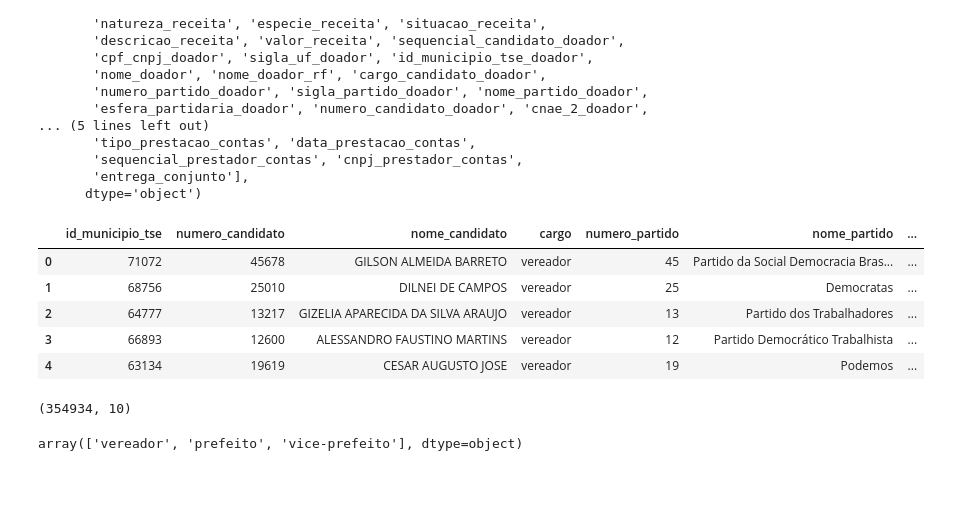
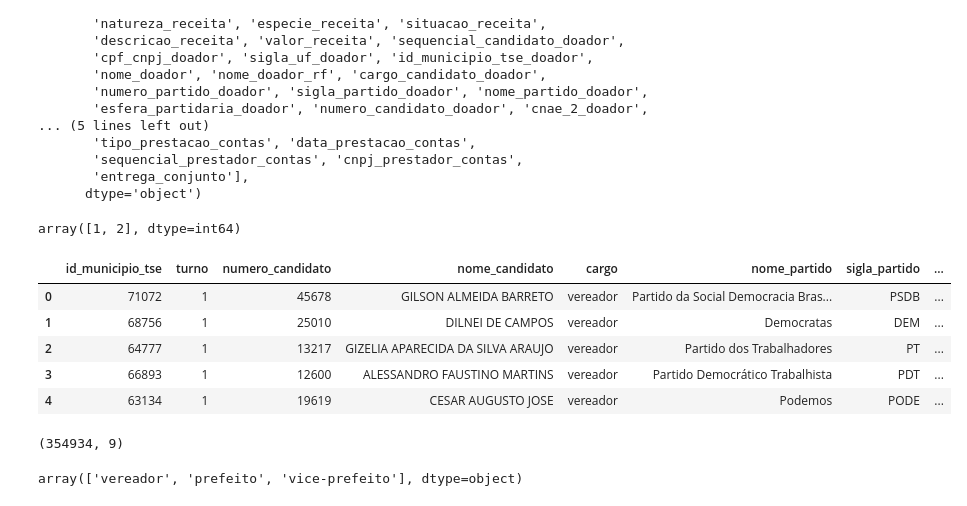
Before and after one commit to raphaelhenriquecalves/projeto-votos-e-investimento---ALFORRIAH, a Jupyter notebook: Projeto Candidato x Investimento - Dados SP.ipynb, the cells around one changed output. Drawn from its saved outputs; the diff is of its cells as text; code cells hidden in the pictures.

Commit message:
incluindo a informação do turno
editando o notebbok com a análise dos dados colocando a variável 'turno'

```diff
--- a/Projeto Candidato x Investimento - Dados SP.ipynb
+++ b/Projeto Candidato x Investimento - Dados SP.ipynb
@@ -71,29 +71,34 @@ Index(['ano', 'turno', 'tipo_eleicao', 'sigla_uf', 'id_municipio',
        'sequencial_prestador_contas', 'cnpj_prestador_contas',
        'entrega_conjunto'],
       dtype='object')
+# %%
+receitas_candidatos_SP.turno.unique()
+# %% [output]
+array([1, 2], dtype=int64)
 # %%
 # selecionando as variáveis para estudo
 
 selecao_receitas_candidatos_SP = receitas_candidatos_SP[
     ['id_municipio_tse', # identificação do município
+     'turno', # identificando o turno da eleição
      'numero_candidato', 'nome_candidato', 'cargo', # identificação do candidato
-     'numero_partido', 'nome_partido', 'sigla_partido', # identificação do partido do candidato
+     'nome_partido', 'sigla_partido', # identificação do partido do candidato
      'descricao_receita', 'valor_receita']] # identificação da receita
 
 selecao_receitas_candidatos_SP.head()
 # %% [output]
-|  | id_municipio_tse | numero_candidato | nome_candidato | cargo | numero_partido | nome_partido | ... |
-| 0 | 71072 | 45678 | GILSON ALMEIDA BARRETO | vereador | 45 | Partido da Social Democracia Bras... | ... |
-| 1 | 68756 | 25010 | DILNEI DE CAMPOS | vereador | 25 | Democratas | ... |
-| 2 | 64777 | 13217 | GIZELIA APARECIDA DA SILVA ARAUJO | vereador | 13 | Partido dos Trabalhadores | ... |
-| 3 | 66893 | 12600 | ALESSANDRO FAUSTINO MARTINS | vereador | 12 | Partido Democrático Trabalhista | ... |
-| 4 | 63134 | 19619 | CESAR AUGUSTO JOSE | vereador | 19 | Podemos | ... |
+|  | id_municipio_tse | turno | numero_candidato | nome_candidato | cargo | nome_partido | sigla_partido | ... |
+| 0 | 71072 | 1 | 45678 | GILSON ALMEIDA BARRETO | vereador | Partido da Social Democracia Bras... | PSDB | ... |
+| 1 | 68756 | 1 | 25010 | DILNEI DE CAMPOS | vereador | Democratas | DEM | ... |
+| 2 | 64777 | 1 | 13217 | GIZELIA APARECIDA DA SILVA ARAUJO | vereador | Partido dos Trabalhadores | PT | ... |
+| 3 | 66893 | 1 | 12600 | ALESSANDRO FAUSTINO MARTINS | vereador | Partido Democrático Trabalhista | PDT | ... |
+| 4 | 63134 | 1 | 19619 | CESAR AUGUSTO JOSE | vereador | Podemos | PODE | ... |
-# %%
-# verificando o tamanho do dataframe
-
-selecao_receitas_candidatos_SP.shape
-# %% [output]
-(354934, 10)
+# %%
+# verificando o tamanho do dataframe
+
+selecao_receitas_candidatos_SP.shape
+# %% [output]
+(354934, 9)
 # %%
 # verificando os cargos para o estado de SP com os dados colhidos
 
```
Also changed, not shown: parts of 19 cells of this notebook.
